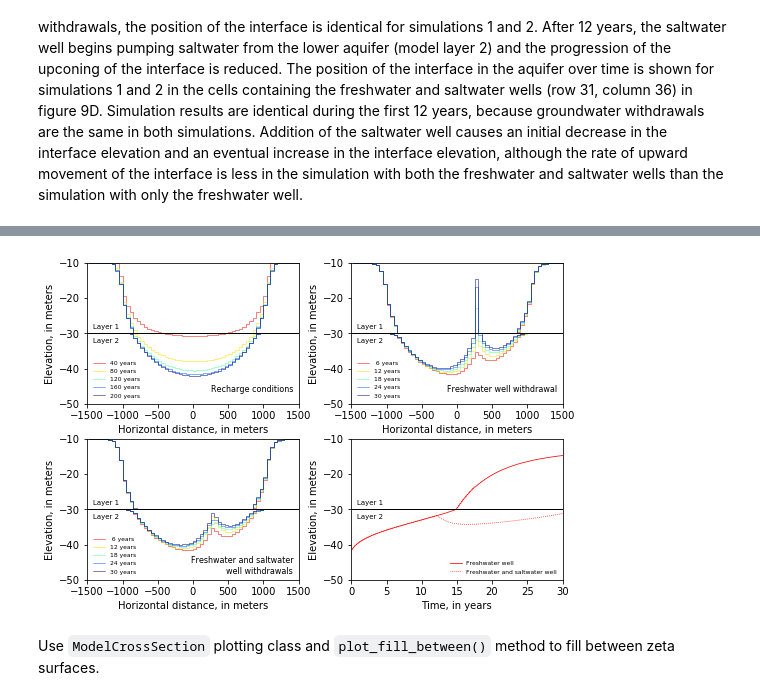
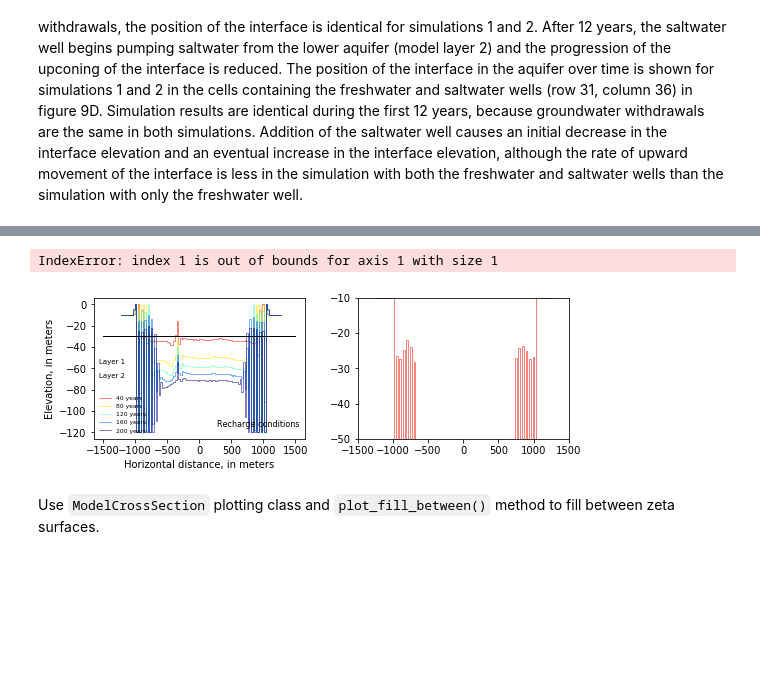
Before and after one commit to spencerbh/Fogland, a Jupyter notebook: flopy3_SWI2_Fogland_UNIX_pixel.ipynb, the cells around one changed output, grey strips where cells are left out. Drawn from its saved outputs; the diff is of its cells as text; code cells hidden in the pictures; blank space fills up the shorter version.

```diff
--- a/flopy3_SWI2_Fogland_UNIX_pixel.ipynb
+++ b/flopy3_SWI2_Fogland_UNIX_pixel.ipynb
@@ -305,6 +365,7 @@ ml.write_input()
 # %%
 import timeit
 # %%
-%%timeit
-ml.run_model(silent=True)
+start_time = timeit.default_timer()
+print(ml.run_model(silent=True))
+elapsed = timeit.default_timer() - start_time
 # %% [output]
@@ -368,9 +431,9 @@ zobs2 = np.genfromtxt(os.path.join(ml2.model_ws, modelname2+'.zobs.out'), names=
 # %% [markdown]
 Create arrays for the x-coordinates and the output years
 # %%
-x = np.linspace(-1500, 1500, 61)
-xcell = np.linspace(-1500, 1500, 61) + delr / 2.
-xedge = np.linspace(-1525, 1525, 62)
+x = np.linspace(-1250, 1250, 100)
+xcell = np.linspace(-1250, 1250, 100) + delr / 2.
+xedge = np.linspace(-1225, 1225, 101)
 years = [40, 80, 120, 160, 200, 6, 12, 18, 24, 30]
 # %% [markdown]
 Define figure dimensions and colors used for plotting `ZETA` surfaces
@@ -392,3 +498,28 @@ Recreate **Figure 9** from the [SWI2 documentation](http://pubs.usgs.gov/tm/6a46
 A cross section showing results along the centerline of the island through the wells is shown in figure 9. The position of the interface is shown at 40-year increments for stress period 1, during development of the freshwater lens (fig. 9A). After 200 years, the interface approaches the steady-state position. The position of the interface for simulation 1 is shown at 6-year increments in figure 9B. In simulation 1, the interface
 moves into the upper layer after approximately 14 years. The position of the interface for simulation 2 is shown at 6-year increments in figure 9C. During the first 12 years of groundwater withdrawals, the position of the interface is identical for simulations 1 and 2. After 12 years, the saltwater well begins pumping saltwater from the lower aquifer (model layer 2) and the progression of the upconing of the interface is reduced. The position of the interface in the aquifer over time is shown for simulations 1 and 2 in the cells containing the freshwater and saltwater wells (row 31, column 36) in figure 9D. Simulation results are identical during the first 12 years, because groundwater withdrawals are the same in both simulations. Addition of the saltwater well causes an initial decrease in the interface elevation and an eventual increase in the interface elevation, although the rate of upward movement of the interface is less in the simulation with both the freshwater and
 saltwater wells than the simulation with only the freshwater well.
+# %%
+plt.rcParams.update({'legend.fontsize': 8, 'legend.frameon' : False})
+fig = plt.figure(figsize=(fwid, fhgt), facecolor='w')
+fig.subplots_adjust(wspace=0.25, hspace=0.25, left=flft, right=frgt, bottom=fbot, top=ftop)
+# first plot
+ax = fig.add_subplot(1,1,1)
+# axes limits
+#ax.set_xlim(-1500, 1500)
+#ax.set_ylim(-50, -10)
+for idx in range(5):
+    # layer 1
+    ax.plot(xcell, zeta[idx, 0, 50, :], drawstyle='steps-mid',
+            linewidth=0.5, color=cc[idx], label='{:2d} years'.format(years[idx]))
+    # layer 2
+#    ax.plot(xcell, zeta[idx, 1, 30, :], drawstyle='steps-mid',
+#            linewidth=0.5, color=cc[idx], label='_None')
+#ax.plot([-1500, 1500], [-30, -30], color='k', linewidth=1.0)
+# legend
+plt.legend(loc='lower left')
+# axes labels and text
+ax.set_xlabel('Horizontal distance, in feet')
+ax.set_ylabel('Elevation, in feet')
+ax.text(0.025, .55, 'Layer 1', transform=ax.transAxes, va='center', ha='left', size='7')
+ax.text(0.975, .1, 'Recharge conditions', transform=ax.transAxes, va='center', ha='right', size='8')
+ax.set_title('Recharge conditions')
@@ -399,15 +533,15 @@ fig.subplots_adjust(wspace=0.25, hspace=0.25, left=flft, right=frgt, bottom=fbot
 # first plot
 ax = fig.add_subplot(2, 2, 1)
 # axes limits
-ax.set_xlim(-1500, 1500)
-ax.set_ylim(-50, -10)
+#ax.set_xlim(-1500, 1500)
+#ax.set_ylim(-50, -10)
 for idx in range(5):
     # layer 1
     ax.plot(xcell, zeta[idx, 0, 30, :], drawstyle='steps-mid',
             linewidth=0.5, color=cc[idx], label='{:2d} years'.format(years[idx]))
     # layer 2
-    ax.plot(xcell, zeta[idx, 1, 30, :], drawstyle='steps-mid',
-            linewidth=0.5, color=cc[idx], label='_None')
+#    ax.plot(xcell, zeta[idx, 1, 30, :], drawstyle='steps-mid',
+#            linewidth=0.5, color=cc[idx], label='_None')
 ax.plot([-1500, 1500], [-30, -30], color='k', linewidth=1.0)
 # legend
 plt.legend(loc='lower left')
@@ -460,34 +594,35 @@ ax.set_xlabel('Horizontal distance, in meters')
 ax.set_ylabel('Elevation, in meters')
 ax.text(0.025, .55, 'Layer 1', transform=ax.transAxes, va='center', ha='left', size='7')
 ax.text(0.025, .45, 'Layer 2', transform=ax.transAxes, va='center', ha='left', size='7')
 ax.text(0.975, .1, 'Freshwater and saltwater\nwell withdrawals', transform=ax.transAxes,
         va='center', ha='right', size='8')
 
 # fourth plot
 ax = fig.add_subplot(2, 2, 4)
 # axes limits
 ax.set_xlim(0, 30)
 ax.set_ylim(-50, -10)
 t = zobs['TOTIM'][999:] / 365 - 200.
 tz2 = zobs['layer1_001'][999:]
 tz3 = zobs2['layer1_001'][999:]
 for i in range(len(t)):
     if zobs['layer2_001'][i+999] < -30. - 0.1:
         tz2[i] = zobs['layer2_001'][i+999]
     if zobs2['layer2_001'][i+999] < 20. - 0.1:
         tz3[i] = zobs2['layer2_001'][i+999]
 ax.plot(t, tz2, linestyle='solid', color='r', linewidth=0.75, label='Freshwater well')
 ax.plot(t, tz3, linestyle='dotted', color='r', linewidth=0.75, label='Freshwater and saltwater well')
 ax.plot([0, 30], [-30, -30], 'k', linewidth=1.0, label='_None')
 # legend
 leg = plt.legend(loc='lower right', numpoints=1)
 # axes labels and text
 ax.set_xlabel('Time, in years')
 ax.set_ylabel('Elevation, in meters')
 ax.text(0.025, .55, 'Layer 1', transform=ax.transAxes, va='center', ha='left', size='7')
 ax.text(0.025, .45, 'Layer 2', transform=ax.transAxes, va='center', ha='left', size='7');
 # %% [output]
+IndexError: index 1 is out of bounds for axis 1 with size 1
-[figure, old version]
+[figure, new version]
 # %% [markdown]
 Use `ModelCrossSection` plotting class and `plot_fill_between()` method to fill between zeta surfaces.
 # %%
```
Also changed, not shown: parts of 21 cells of this notebook.
